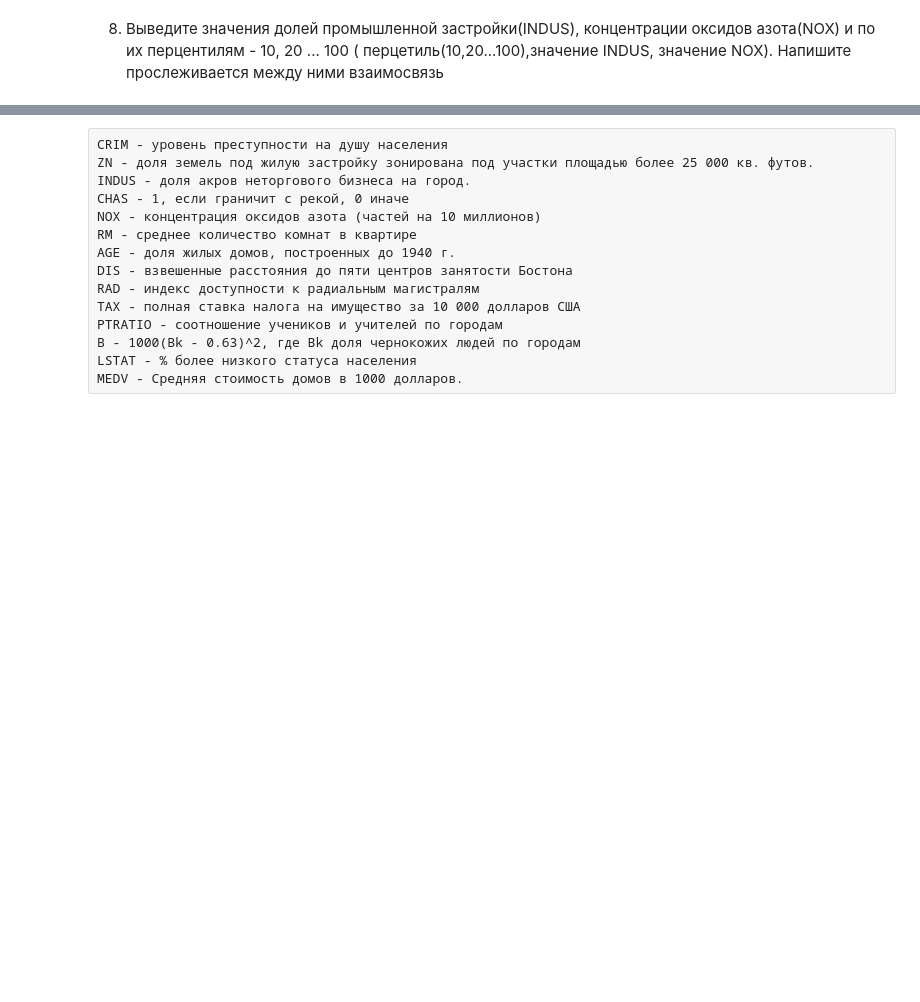
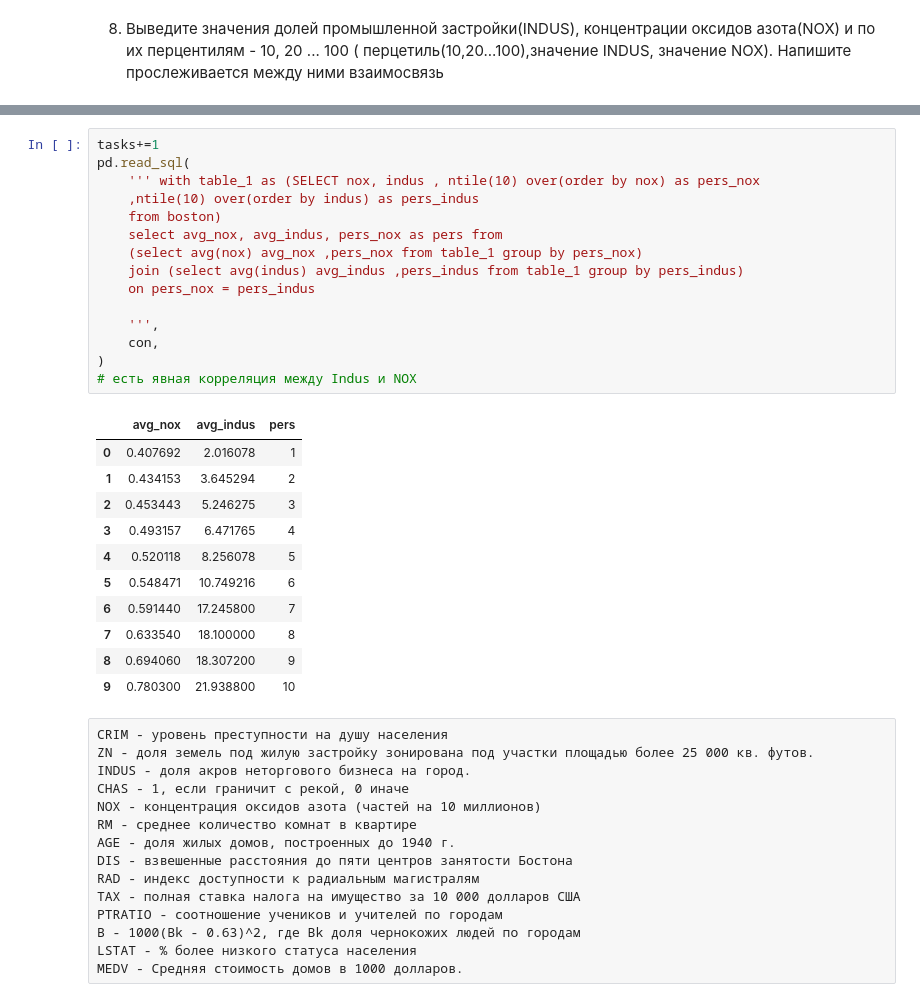
Before and after one commit to AlbrtKrd/DS_Reebot, a Jupyter notebook: sql/Lesson_2/HW_2_sql.ipynb, the cells around one changed output, grey strips where cells are left out. Drawn from its saved outputs; the diff is of its cells as text; blank space fills up the shorter version.

```diff
--- a/sql/Lesson_2/HW_2_sql.ipynb
+++ b/sql/Lesson_2/HW_2_sql.ipynb
@@ -212,3 +238,30 @@ pd.read_sql(
+# %%
+tasks+=1
+pd.read_sql(
+    ''' with table_1 as (SELECT nox, indus , ntile(10) over(order by nox) as pers_nox
+    ,ntile(10) over(order by indus) as pers_indus
+    from boston)
+    select avg_nox, avg_indus, pers_nox as pers from
+    (select avg(nox) avg_nox ,pers_nox from table_1 group by pers_nox)
+    join (select avg(indus) avg_indus ,pers_indus from table_1 group by pers_indus)
+    on pers_nox = pers_indus
+
+    ''',
+    con,
+)
+# есть явная корреляция между Indus и NOX
+# %% [output]
+|  | avg_nox | avg_indus | pers |
+| 0 | 0.407692 | 2.016078 | 1 |
+| 1 | 0.434153 | 3.645294 | 2 |
+| 2 | 0.453443 | 5.246275 | 3 |
+| 3 | 0.493157 | 6.471765 | 4 |
+| 4 | 0.520118 | 8.256078 | 5 |
+| 5 | 0.548471 | 10.749216 | 6 |
+| 6 | 0.591440 | 17.245800 | 7 |
+| 7 | 0.633540 | 18.100000 | 8 |
+| 8 | 0.694060 | 18.307200 | 9 |
+| 9 | 0.780300 | 21.938800 | 10 |
 # %% [raw]
 CRIM - уровень преступности на душу населения
 ZN - доля земель под жилую застройку зонирована под участки площадью более 25 000 кв. футов.
```
Also changed, not shown: parts of 10 cells of this notebook.
